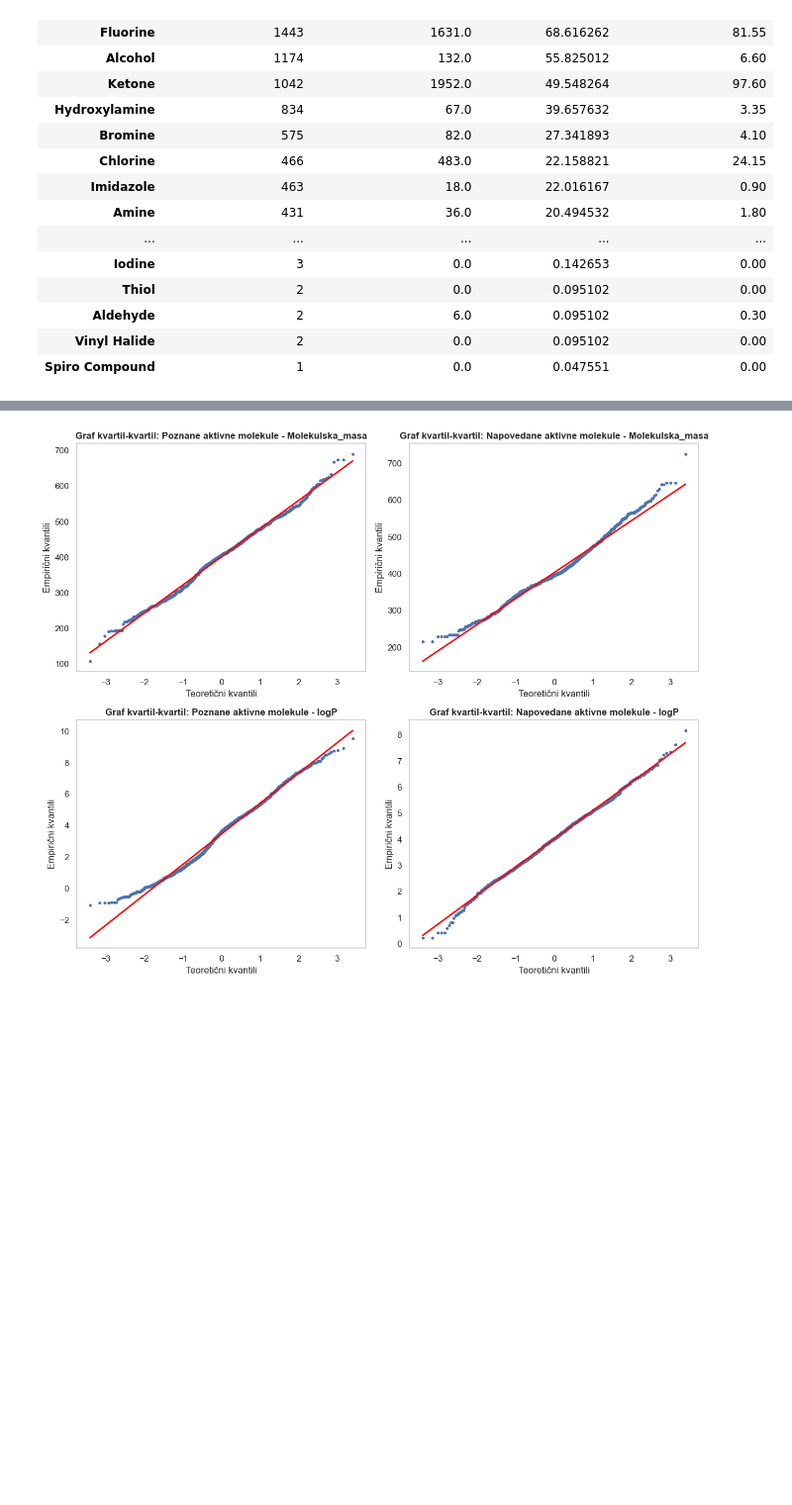
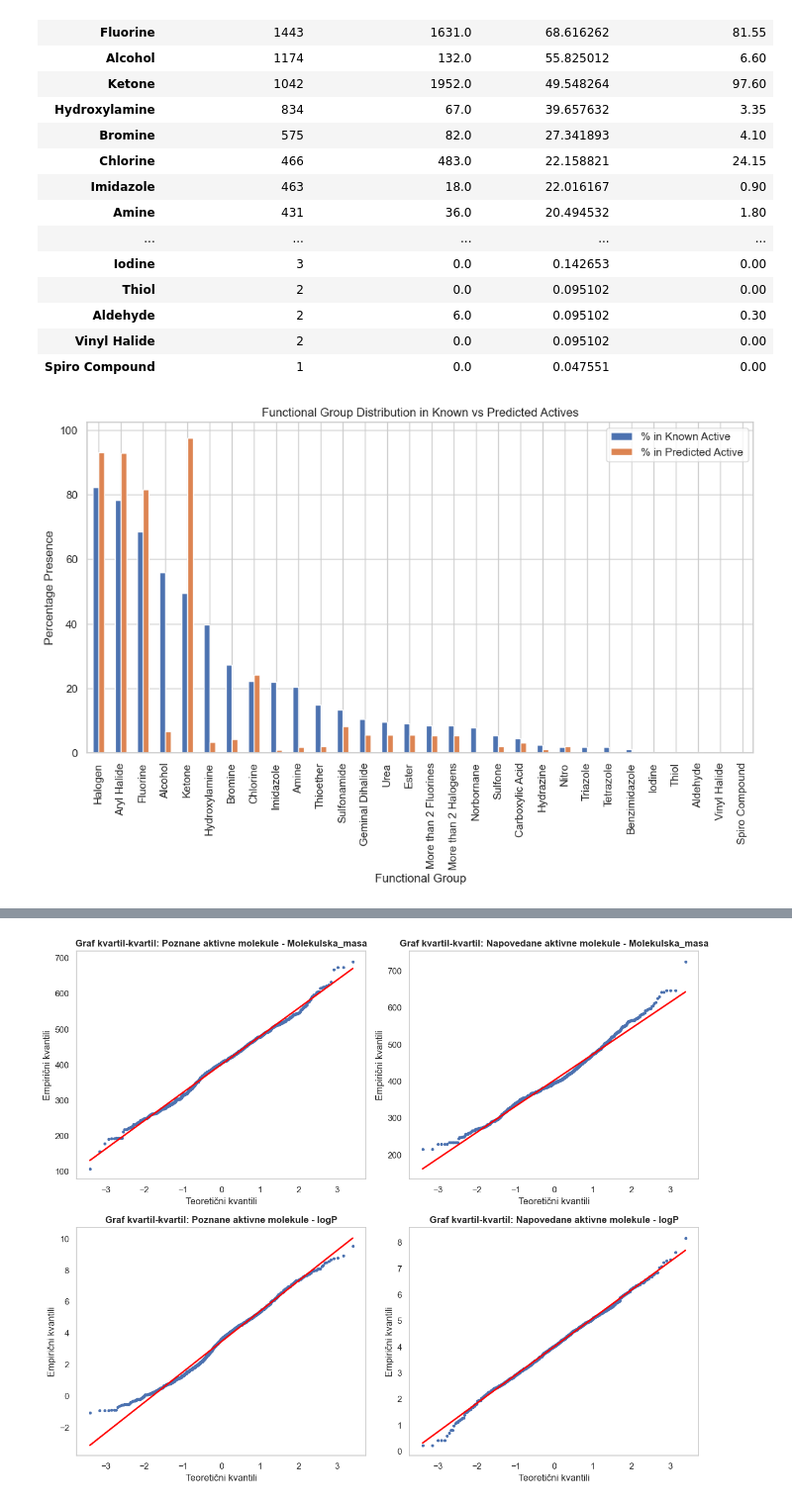
Before and after one commit to samo-n/ML-in-IDO1-drug-discovery, a Jupyter notebook: dir2/__3_3_statisticna_analiza_napovedanih_aktivnih_struktur.ipynb, the cells around one changed output, grey strips where cells are left out. Shown at 99% size. Cells and saved outputs as stored; diff of their text form; code cells hidden in the pictures; blank space fills up the shorter version.

```diff
--- a/dir2/__3_3_statisticna_analiza_napovedanih_aktivnih_struktur.ipynb
+++ b/dir2/__3_3_statisticna_analiza_napovedanih_aktivnih_struktur.ipynb
@@ -392,3 +392,37 @@ functional_group_comparison
 | Aldehyde | 2 | 6.0 | 0.095102 | 0.30 |
 | Vinyl Halide | 2 | 0.0 | 0.095102 | 0.00 |
 | Spiro Compound | 1 | 0.0 | 0.047551 | 0.00 |
+# %%
+from scipy.stats import chi2_contingency
+# Perform chi-square test for each functional group
+chi2_results = []
+for group in functional_group_comparison.index:
+    observed = [
+        functional_group_comparison.at[group, 'Known Active Count'],
+        functional_group_comparison.at[group, 'Predicted Active Count']
+    ]
+    expected = [
+        total_known_active * (sum(observed) / (total_known_active + total_predicted_active)),
+        total_predicted_active * (sum(observed) / (total_known_active + total_predicted_active))
+    ]
+    chi2, p = chi2_contingency([observed, expected])[:2]
+    chi2_results.append((group, chi2, p))
+
+# Convert chi-square results to DataFrame
+chi2_df = pd.DataFrame(chi2_results, columns=['Functional Group', 'Chi-Square Statistic', 'p-value'])
+
+# Merge with main DataFrame
+functional_group_comparison = functional_group_comparison.merge(chi2_df, left_index=True, right_on='Functional Group')
+
+# Visualization
+functional_group_comparison[['% in Known Active', '% in Predicted Active']].set_index(functional_group_comparison['Functional Group']).plot(kind='bar', figsize=(12,6))
+plt.title("Functional Group Distribution in Known vs Predicted Actives")
+plt.xlabel("Functional Group")
+plt.ylabel("Percentage Presence")
+plt.legend()
+plt.show()
+
+# Display the final result
+functional_group_comparison
+# %% [output]
+[figure, added]
```
Also changed, not shown: parts of 2 cells of this notebook, 1 other file.
